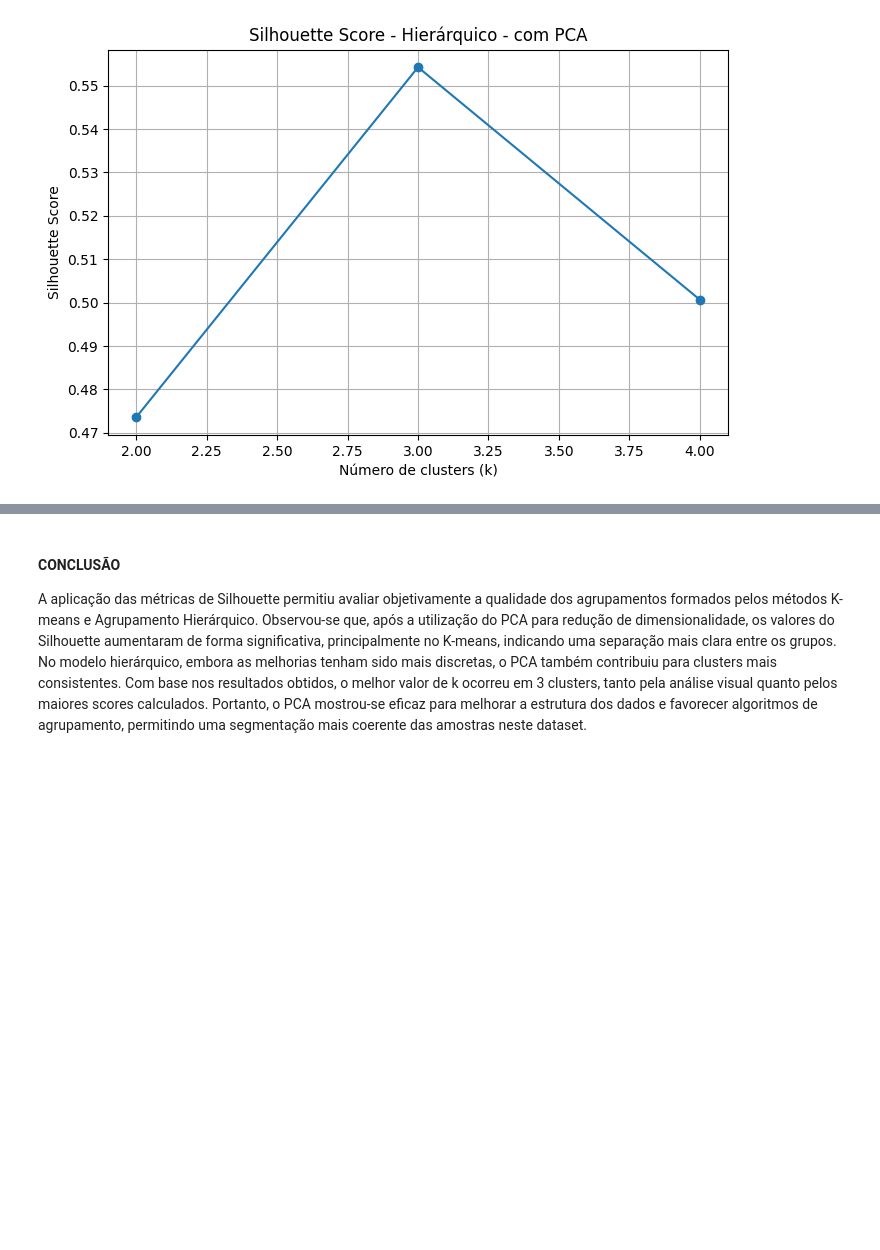
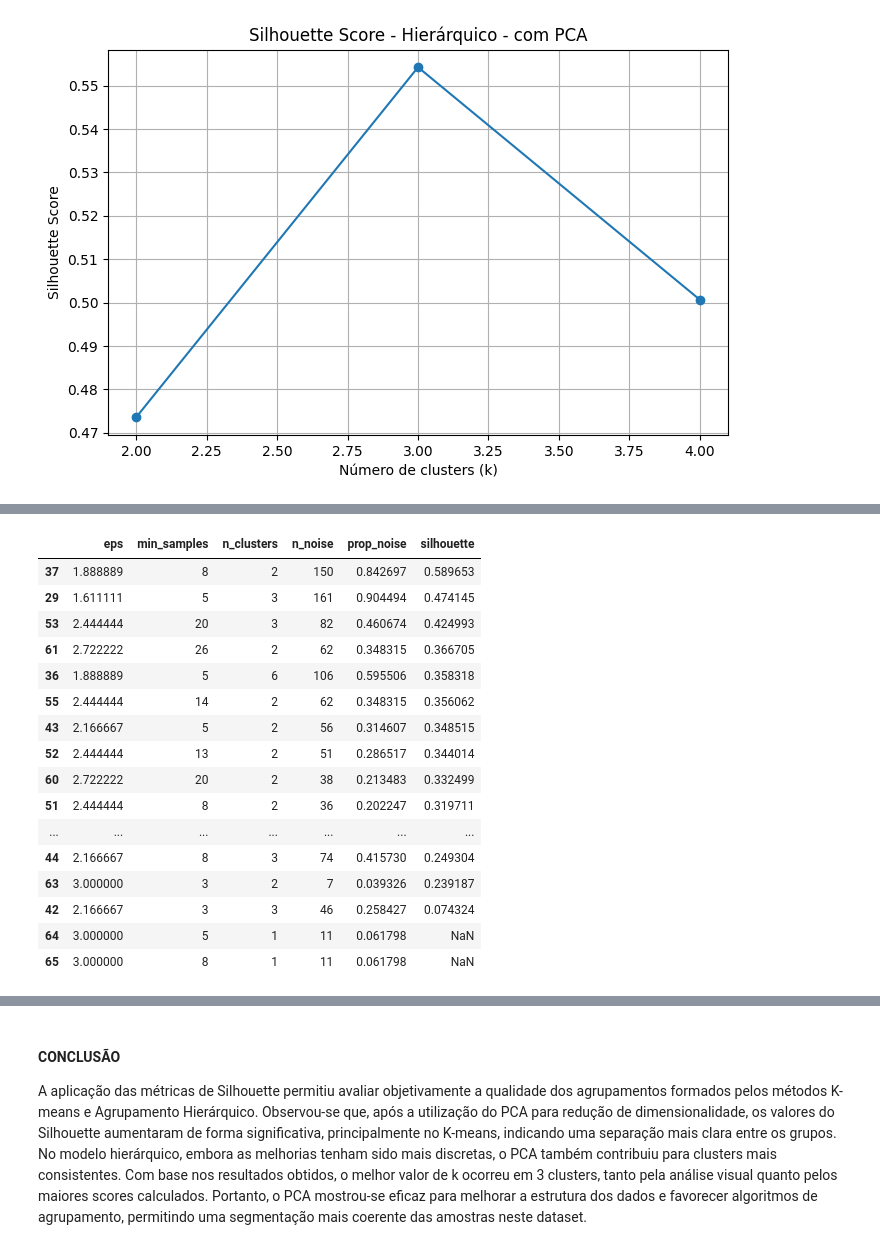
Before and after one commit to Rd-Brito13/Projeto-WineChem, a Jupyter notebook: notebooks/Agrupamento_Vinho.ipynb, the cells around one changed output, grey strips where cells are left out. Drawn from its saved outputs; the diff is of its cells as text; code cells hidden in the pictures; blank space fills up the shorter version.

```diff
--- a/notebooks/Agrupamento_Vinho.ipynb
+++ b/notebooks/Agrupamento_Vinho.ipynb
@@ -676,0 +717,56 @@ plt.show()
+# %%
+# DADOS PADRONIZADOS
+X = dados_transformados
+
+# AJUSTE DOS INTERVALOS DOS HIPERPARAMETROS (TAMANHO DE EPS, MIN_SAMPLES)
+eps_list = np.linspace(0.5,3.0, 10)   # ajuste esse intervalo conforme o k-distance
+min_samples_list = [3, 5, 8, 13, 20, 26,14]
+
+# RESULTADOS
+results = []
+
+# RODA UM FOR PARA TESTANDO CADA EPS, MIN_SAMPLES PRÉ-SELECIONADOS, TREINO O ALGORTIMO COM DADA UM DESSES INTERVALOS
+# CAPTURA OS RESULTADOS DE CADA VEZ QUE O ALGORTIMO RODAR, CONTA OS GRUPOS ÚNICOS SEPARADOS PELO AGRUPAMENTO
+# DIVIDE QUEM É RUÍDO E QUEM É CLUSTER E FAZ A DEVIDA CONTAGEM
+# FAZ O CALCULO DA PORCENTAGEM PROPORCIONAL DE RUIÍDO COM BASE NOS DADOS E FAZ O CALCULO DO SCORE DA SILHOUETTA
+# MONTA TUDO EM UM DATASET E ORDENA OS POR SILHOUETTE E PROP_NOISE
+for eps in eps_list:
+    for ms in min_samples_list:
+        db = DBSCAN(eps=eps, min_samples=ms).fit(X)
+        labels = db.labels_
+        unique, counts = np.unique(labels, return_counts=True)
+        n_noise = counts[unique== -1].item() if -1 in unique else 0
+        n_clusters = len(unique) - (1 if -1 in unique else 0)
+        prop_noise = n_noise / X.shape[0]
+        sil = np.nan
+        if n_clusters >= 2:
+            try:
+                sil = silhouette_score(X[labels != -1], labels[labels != -1])
+            except:
+                sil = np.nan
+        results.append({
+            'eps': eps, 'min_samples': ms,
+            'n_clusters': n_clusters, 'n_noise': n_noise, 'prop_noise': prop_noise, 'silhouette': sil
+        })
+
+df_res = pd.DataFrame(results)
+# ordena para ver os melhores por silhouette e por pouco ruído
+df_res.sort_values(['silhouette','prop_noise'], ascending=[False, True]).head(20)
+# %% [output]
+|  | eps | min_samples | n_clusters | n_noise | prop_noise | silhouette |
+| 37 | 1.888889 | 8 | 2 | 150 | 0.842697 | 0.589653 |
+| 29 | 1.611111 | 5 | 3 | 161 | 0.904494 | 0.474145 |
+| 53 | 2.444444 | 20 | 3 | 82 | 0.460674 | 0.424993 |
+| 61 | 2.722222 | 26 | 2 | 62 | 0.348315 | 0.366705 |
+| 36 | 1.888889 | 5 | 6 | 106 | 0.595506 | 0.358318 |
+| 55 | 2.444444 | 14 | 2 | 62 | 0.348315 | 0.356062 |
+| 43 | 2.166667 | 5 | 2 | 56 | 0.314607 | 0.348515 |
+| 52 | 2.444444 | 13 | 2 | 51 | 0.286517 | 0.344014 |
+| 60 | 2.722222 | 20 | 2 | 38 | 0.213483 | 0.332499 |
+| 51 | 2.444444 | 8 | 2 | 36 | 0.202247 | 0.319711 |
+| ... | ... | ... | ... | ... | ... | ... |
+| 44 | 2.166667 | 8 | 3 | 74 | 0.415730 | 0.249304 |
+| 63 | 3.000000 | 3 | 2 | 7 | 0.039326 | 0.239187 |
+| 42 | 2.166667 | 3 | 3 | 46 | 0.258427 | 0.074324 |
+| 64 | 3.000000 | 5 | 1 | 11 | 0.061798 | NaN |
+| 65 | 3.000000 | 8 | 1 | 11 | 0.061798 | NaN |
```
Also changed, not shown: parts of 24 cells of this notebook.
